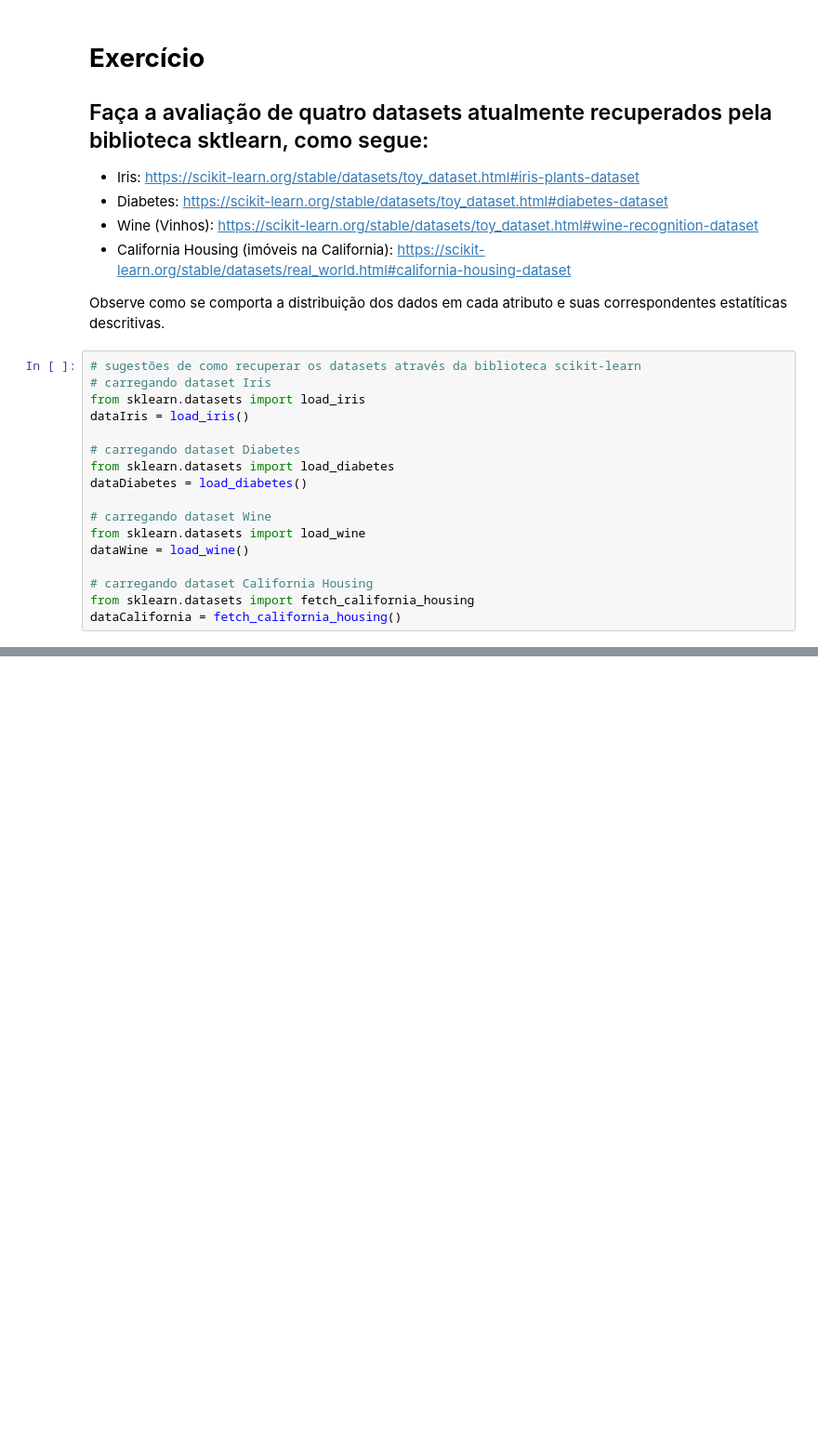
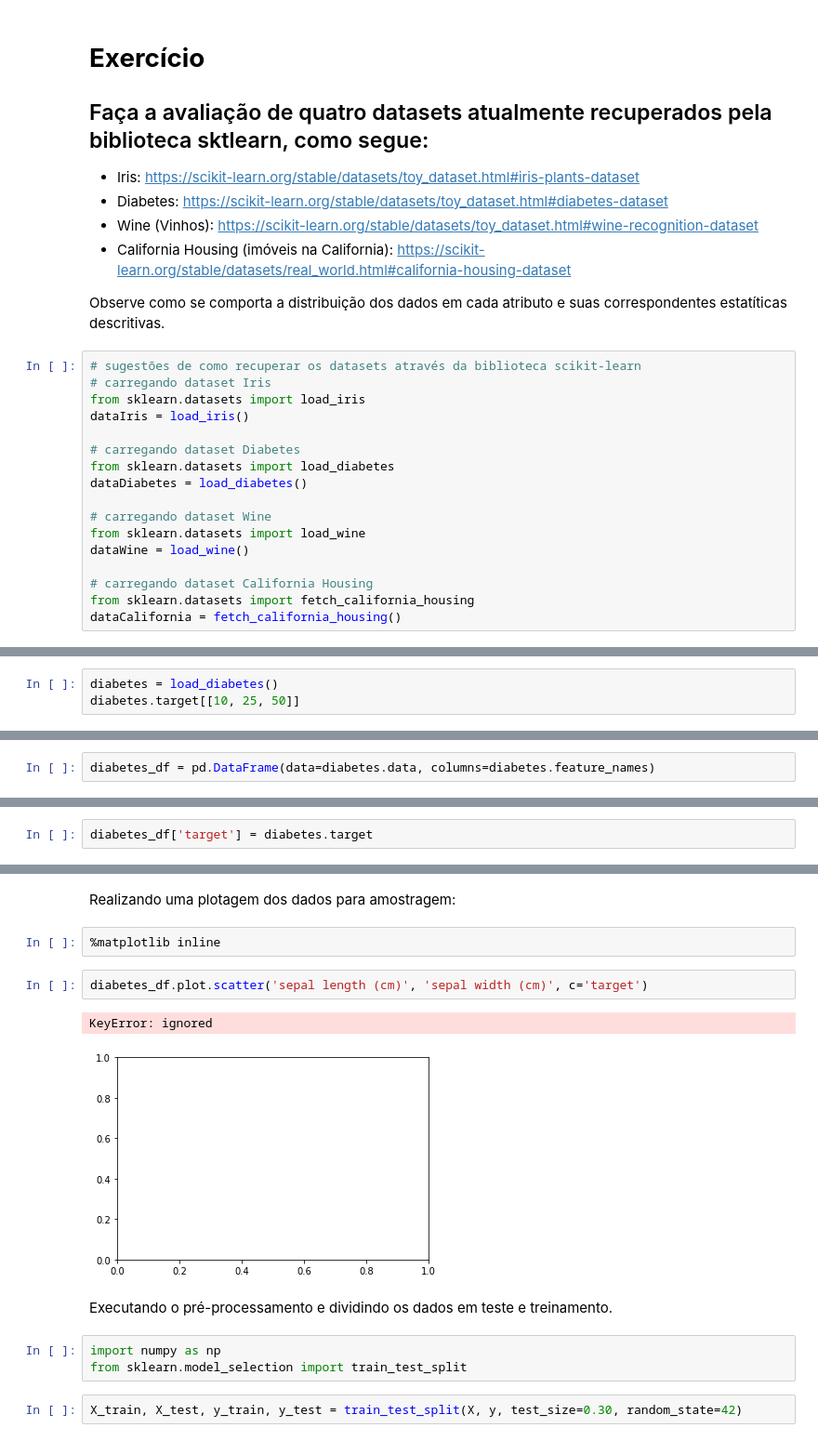
Before and after one commit to felipebmuniz/anlise-de-dados-TRB1, a Jupyter notebook: analise/estatisticaDescritivaCasos.ipynb, the cells around one changed output, grey strips where cells are left out. Shown: that part at 93% size. Drawn from its saved outputs; the diff is of its cells as text; blank space fills up the shorter version.

```diff
--- a/analise/estatisticaDescritivaCasos.ipynb
+++ b/analise/estatisticaDescritivaCasos.ipynb
@@ -633,0 +827,3 @@ dataCalifornia = fetch_california_housing()
+# %%
+diabetes = load_diabetes()
+diabetes.target[[10, 25, 50]]
@@ -633,0 +864,2 @@ dataCalifornia = fetch_california_housing()
+# %%
+diabetes_df = pd.DataFrame(data=diabetes.data, columns=diabetes.feature_names)
@@ -633,0 +884,2 @@ dataCalifornia = fetch_california_housing()
+# %%
+diabetes_df['target'] = diabetes.target
@@ -633,0 +908,16 @@ dataCalifornia = fetch_california_housing()
+# %% [markdown]
+Realizando uma plotagem dos dados para amostragem:
+# %%
+%matplotlib inline
+# %%
+diabetes_df.plot.scatter('sepal length (cm)', 'sepal width (cm)', c='target')
+# %% [output]
+KeyError: ignored
+[figure, added]
+# %% [markdown]
+Executando o pré-processamento e dividindo os dados em teste e treinamento.
+# %%
+import numpy as np
+from sklearn.model_selection import train_test_split
+# %%
+X_train, X_test, y_train, y_test = train_test_split(X, y, test_size=0.30, random_state=42)
```
Also changed, not shown: parts of 83 cells of this notebook.
